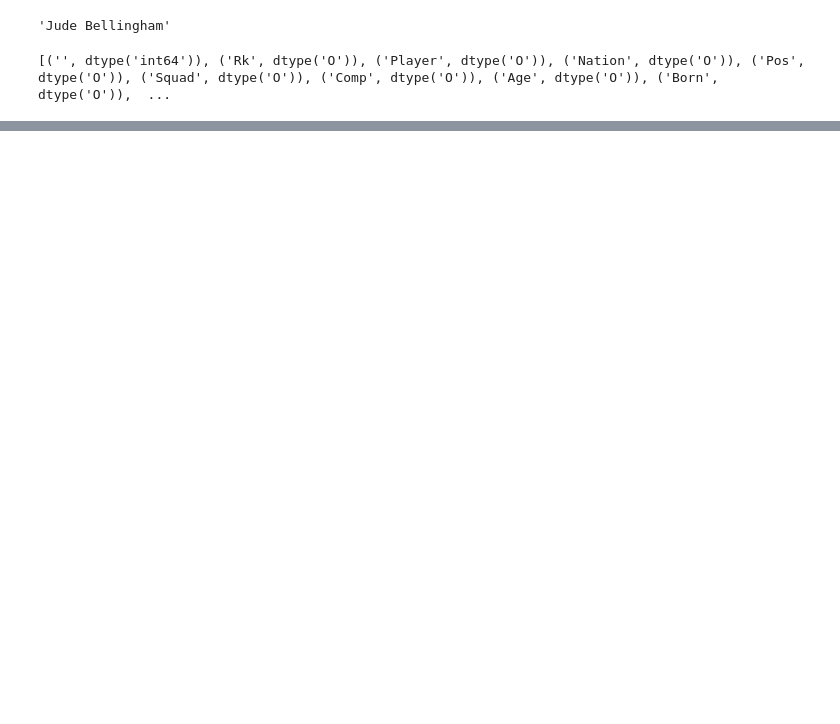
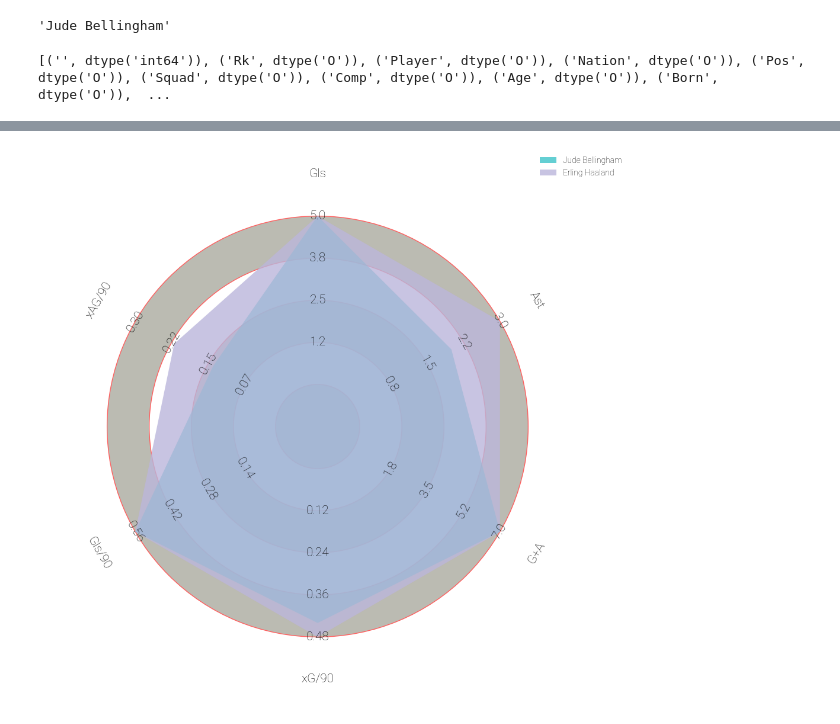
Before and after one commit to phenomenon0/LLM-in-Sports, a Jupyter notebook: main.ipynb, the cells around one changed output, grey strips where cells are left out. Drawn from its saved outputs; the diff is of its cells as text; code cells hidden in the pictures; blank space fills up the shorter version.

```diff
--- a/main.ipynb
+++ b/main.ipynb
@@ -224,0 +260,23 @@ str
+# %%
+radar = Radar(params_chosen, low, high,
+
+              # whether to round any of the labels to integers instead of decimal places
+              round_int=[False]*len(params_chosen),
+              num_rings=4,  # the number of concentric circles (excluding center circle)
+              # if the ring_width is more than the center_circle_radius then
+              # the center circle radius will be wider than the width of the concentric circles
+              ring_width=1, center_circle_radius=1)
+URL1 = ('https://raw.githubusercontent.com/googlefonts/SourceSerifProGFVersion/main/fonts/'
+        'SourceSerifPro-Regular.ttf')
+serif_regular = FontManager(URL1)
+URL2 = ('https://raw.githubusercontent.com/googlefonts/SourceSerifProGFVersion/main/fonts/'
+        'SourceSerifPro-ExtraLight.ttf')
+serif_extra_light = FontManager(URL2)
+URL3 = ('https://raw.githubusercontent.com/google/fonts/main/ofl/rubikmonoone/'
+        'RubikMonoOne-Regular.ttf')
+rubik_regular = FontManager(URL3)
+URL4 = 'https://raw.githubusercontent.com/googlefonts/roboto/main/src/hinted/Roboto-Thin.ttf'
+robotto_thin = FontManager(URL4)
+URL5 = ('https://raw.githubusercontent.com/google/fonts/main/apache/robotoslab/'
+        'RobotoSlab%5Bwght%5D.ttf')
+robotto_bold = FontManager(URL5)
@@ -224,0 +297,2 @@ str
+# %%
+player2_values = df[df.Player == player2['Player']][params_chosen].values.tolist()[0]
@@ -224,0 +332,19 @@ str
+# %%
+
+# plot radar
+fig, ax = radar.setup_axis()
+rings_inner = radar.draw_circles(ax=ax, facecolor='#bbbbb2', edgecolor='#ff5f5f')
+radar_output = radar.draw_radar_compare(player1_values, player2_values, ax=ax,
+                                        kwargs_radar={'facecolor': '#22bbc1', 'alpha': 0.7},
+                                        kwargs_compare={'facecolor': '#bbb6db', 'alpha': 0.8})
+radar_poly, radar_poly2, vertices1, vertices2 = radar_output
+range_labels = radar.draw_range_labels(ax=ax, fontsize=15,
+                                       fontproperties=robotto_thin.prop)
+param_labels = radar.draw_param_labels(ax=ax, fontsize=15,
+                                       fontproperties=robotto_thin.prop)
+
+# add legend
+legend = ax.legend([radar_poly, radar_poly2], [player1['Player'], player2['Player']],
+                   loc=(0.9, .95), fontsize=15, frameon=False, prop=robotto_thin.prop)
+# %% [output]
+[figure, added]
```
Also changed, not shown: parts of 16 cells of this notebook.
